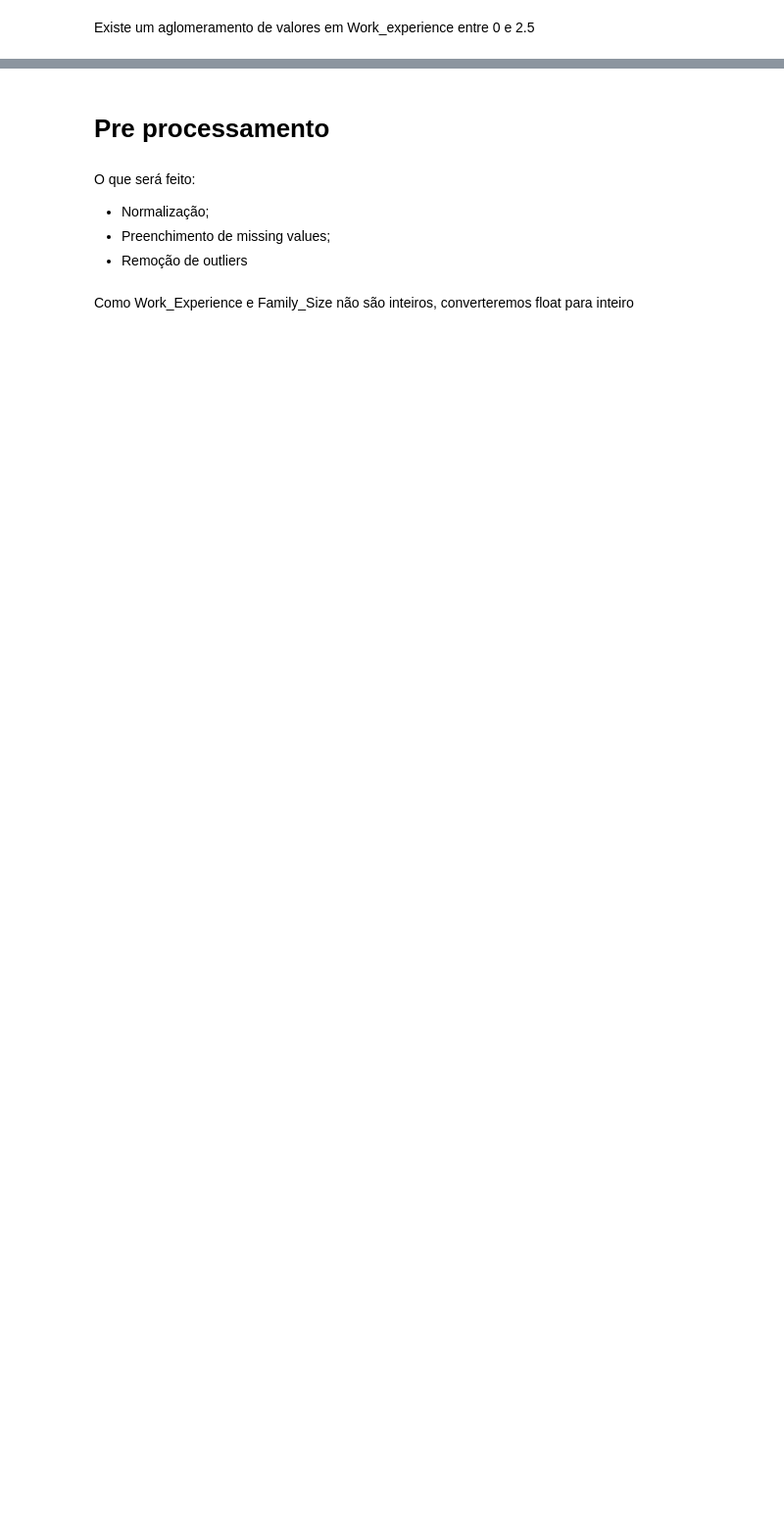
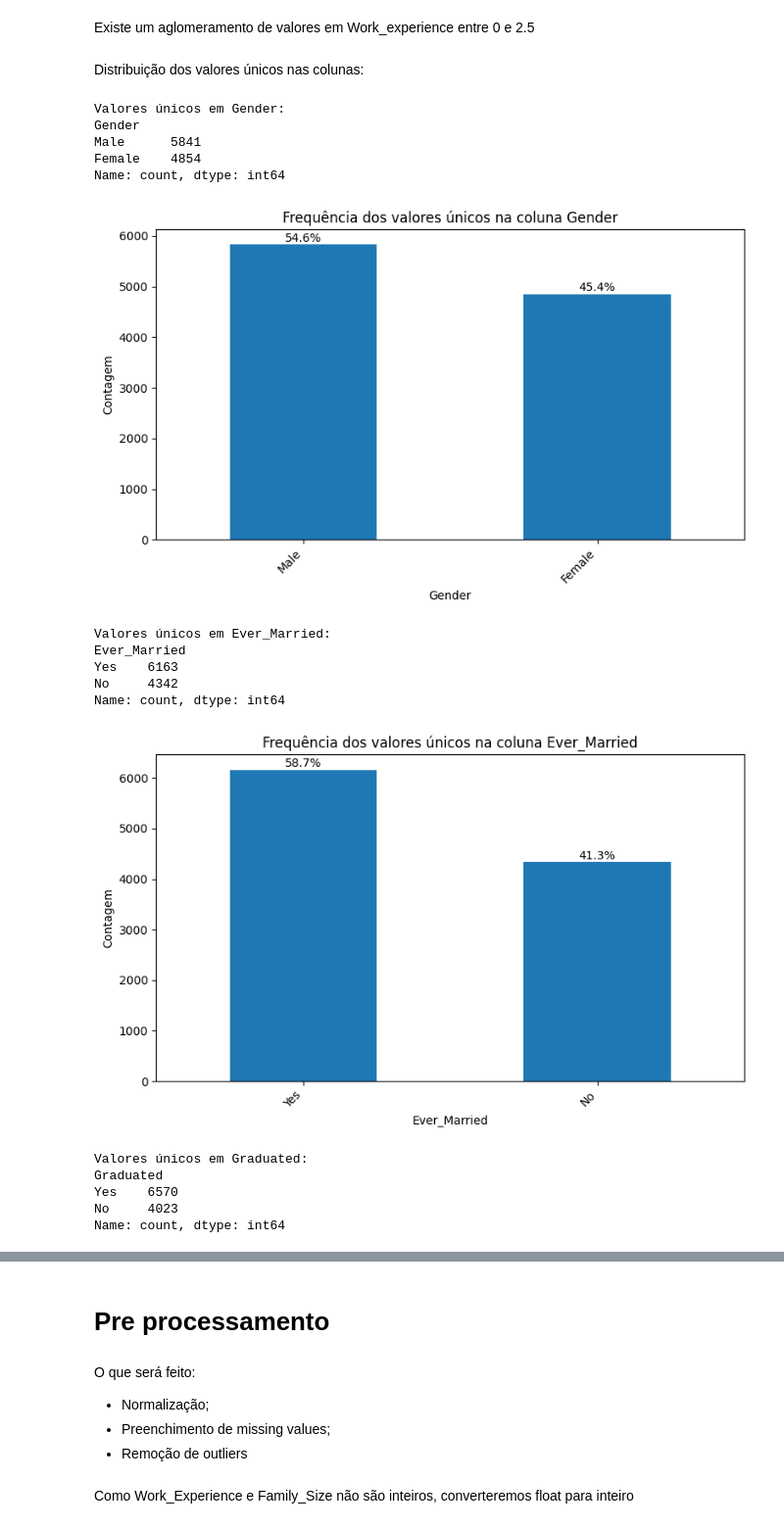
Before and after one commit to MtHenriqueF/Customer-segmentation-clustering, a Jupyter notebook: clustering.ipynb, the cells around one changed output, grey strips where cells are left out. Shown: that part at 98% size. Cells and saved outputs as stored; diff of their text form; code cells hidden in the pictures; blank space fills up the shorter version.

```diff
--- a/clustering.ipynb
+++ b/clustering.ipynb
@@ -180,2 +201,47 @@ plt.show()
 # %% [markdown]
 Existe um aglomeramento de valores em Work_experience entre 0 e 2.5
+# %% [markdown]
+Distribuição dos valores únicos nas colunas:
+# %%
+import matplotlib.pyplot as plt
+
+categorical_cols = df.select_dtypes(include=['object']).columns
+
+for col in categorical_cols:
+    counts = df[col].value_counts()
+    percents = df[col].value_counts(normalize=True) * 100
+
+    print(f"Valores únicos em {col}:")
+    print(counts, "\n")
+
+    plt.figure(figsize=(8,5))
+    counts.plot(kind='bar')
+
+    # Adiciona porcentagens acima das barras
+    for i, (count, percent) in enumerate(zip(counts, percents)):
+        plt.text(i, count + 0.5, f'{percent:.1f}%', ha='center', va='bottom')
+
+    plt.title(f'Frequência dos valores únicos na coluna {col}')
+    plt.xlabel(col)
+    plt.ylabel('Contagem')
+    plt.xticks(rotation=45, ha='right')
+    plt.tight_layout()
+    plt.show()
+# %% [output]
+Valores únicos em Gender:
+Gender
+Male      5841
+Female    4854
+Name: count, dtype: int64
+[figure, added]
+Valores únicos em Ever_Married:
+Ever_Married
+Yes    6163
+No     4342
+Name: count, dtype: int64
+[figure, added]
+Valores únicos em Graduated:
+Graduated
+Yes    6570
+No     4023
+Name: count, dtype: int64
```
Also changed, not shown: parts of 24 cells of this notebook.
